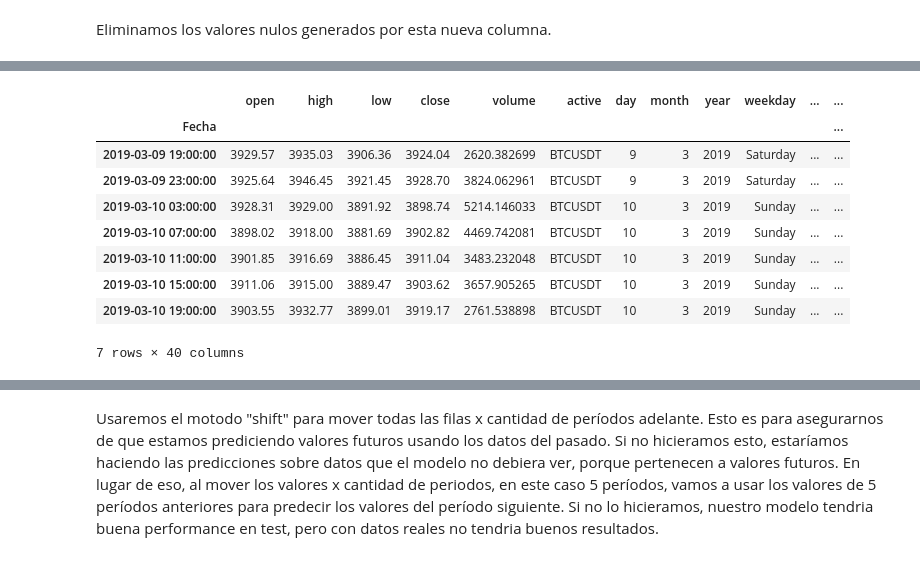
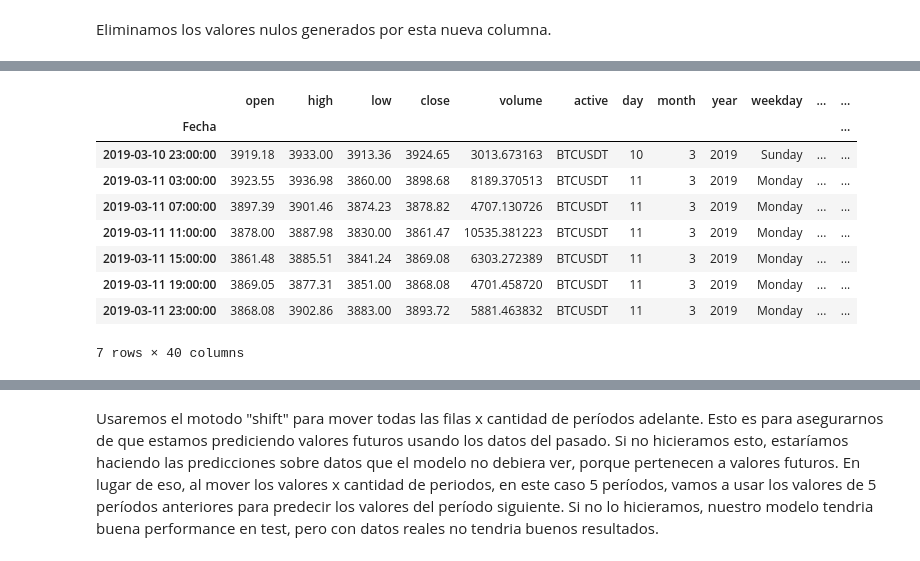
Before and after one commit to diegoflorescba/MentoriaCripto2022-Grupo2, a Jupyter notebook: 3tp_aprendizajeAutomatico/Aprendizaje_supervisado_Diego_fpl_mmm.ipynb, the cells around one changed output, grey strips where cells are left out. Drawn from its saved outputs; the diff is of its cells as text; code cells hidden in the pictures.

```diff
--- a/3tp_aprendizajeAutomatico/Aprendizaje_supervisado_Diego_fpl_mmm.ipynb
+++ b/3tp_aprendizajeAutomatico/Aprendizaje_supervisado_Diego_fpl_mmm.ipynb
@@ -439,7 +400,7 @@ df_btc
 # %% [markdown]
 Luego generamos la columna "target" basandonos en el valor de "target_5" y comparandolo con el valor de close, por lo cual genera un 1 si el valor es mayor y un 0 si el valor es menor.
 # %%
-df_btc['target'] = df_btc.apply(lambda x: 1 if x['target_5'] < x['close'] else 0, axis = 1)
+df_btc['target'] = df_btc.apply(lambda x: 1 if x['target_5'] > x['close'] else 0, axis = 1)
 df_btc.head(7)
 # %% [output]
 |  | open | high | low | close | volume | active | day | month | year | weekday | ... | ... |
@@ -455,10 +416,10 @@ df_btc.head(7)
 # %% [markdown]
 Eliminamos los valores nulos generados por esta nueva columna.
 # %%
-#Creación del Modelo Baseline que predice el precio a 4 periodos hacia adelante con el valor de la media de los útimos 4 periodos
-df_btc['precio_bl'] = df_btc['close'].rolling(4).mean()
+#Creación del Modelo Baseline que predice el precio a 5 periodos hacia adelante con el valor de la media de los útimos 10 periodos
+df_btc['precio_bl'] = df_btc['close'].rolling(10).mean()
-# %%
-df_btc['precio_bl'] = df_btc['precio_bl'].shift(4)
+# %%
+df_btc['precio_bl'] = df_btc['precio_bl'].shift(5) #Hacemos el shift para predecir el precio 5 períodos hacia adelante
 # %%
 df_btc[['close','precio_bl']].head(15)
 # %% [output]
@@ -484,18 +445,18 @@ df_btc.dropna(subset=['target_5'], inplace=True)
 df_btc.dropna(subset=['precio_bl'], inplace=True)
 # %%
 #Asignación de los valores Target de nuestro modelo Baseline
-df_btc['target_bl'] = df_btc.apply(lambda x: 1 if x['precio_bl'] < x['close'] else 0, axis = 1)
+df_btc['target_bl'] = df_btc.apply(lambda x: 1 if x['precio_bl'] > x['close'] else 0, axis = 1)
 df_btc.head(7)
 # %% [output]
 |  | open | high | low | close | volume | active | day | month | year | weekday | ... | ... |
 | Fecha |  |  |  |  |  |  |  |  |  |  |  | ... |
-| 2019-03-09 19:00:00 | 3929.57 | 3935.03 | 3906.36 | 3924.04 | 2620.382699 | BTCUSDT | 9 | 3 | 2019 | Saturday | ... | ... |
-| 2019-03-09 23:00:00 | 3925.64 | 3946.45 | 3921.45 | 3928.70 | 3824.062961 | BTCUSDT | 9 | 3 | 2019 | Saturday | ... | ... |
-| 2019-03-10 03:00:00 | 3928.31 | 3929.00 | 3891.92 | 3898.74 | 5214.146033 | BTCUSDT | 10 | 3 | 2019 | Sunday | ... | ... |
-| 2019-03-10 07:00:00 | 3898.02 | 3918.00 | 3881.69 | 3902.82 | 4469.742081 | BTCUSDT | 10 | 3 | 2019 | Sunday | ... | ... |
-| 2019-03-10 11:00:00 | 3901.85 | 3916.69 | 3886.45 | 3911.04 | 3483.232048 | BTCUSDT | 10 | 3 | 2019 | Sunday | ... | ... |
-| 2019-03-10 15:00:00 | 3911.06 | 3915.00 | 3889.47 | 3903.62 | 3657.905265 | BTCUSDT | 10 | 3 | 2019 | Sunday | ... | ... |
-| 2019-03-10 19:00:00 | 3903.55 | 3932.77 | 3899.01 | 3919.17 | 2761.538898 | BTCUSDT | 10 | 3 | 2019 | Sunday | ... | ... |
+| 2019-03-10 23:00:00 | 3919.18 | 3933.00 | 3913.36 | 3924.65 | 3013.673163 | BTCUSDT | 10 | 3 | 2019 | Sunday | ... | ... |
+| 2019-03-11 03:00:00 | 3923.55 | 3936.98 | 3860.00 | 3898.68 | 8189.370513 | BTCUSDT | 11 | 3 | 2019 | Monday | ... | ... |
+| 2019-03-11 07:00:00 | 3897.39 | 3901.46 | 3874.23 | 3878.82 | 4707.130726 | BTCUSDT | 11 | 3 | 2019 | Monday | ... | ... |
+| 2019-03-11 11:00:00 | 3878.00 | 3887.98 | 3830.00 | 3861.47 | 10535.381223 | BTCUSDT | 11 | 3 | 2019 | Monday | ... | ... |
+| 2019-03-11 15:00:00 | 3861.48 | 3885.51 | 3841.24 | 3869.08 | 6303.272389 | BTCUSDT | 11 | 3 | 2019 | Monday | ... | ... |
+| 2019-03-11 19:00:00 | 3869.05 | 3877.31 | 3851.00 | 3868.08 | 4701.458720 | BTCUSDT | 11 | 3 | 2019 | Monday | ... | ... |
+| 2019-03-11 23:00:00 | 3868.08 | 3902.86 | 3883.00 | 3893.72 | 5881.463832 | BTCUSDT | 11 | 3 | 2019 | Monday | ... | ... |
 7 rows × 40 columns
 # %%
 df_btc[['close','precio_bl','target_bl']].head(15)
```
Also changed, not shown: parts of 53 cells of this notebook.
